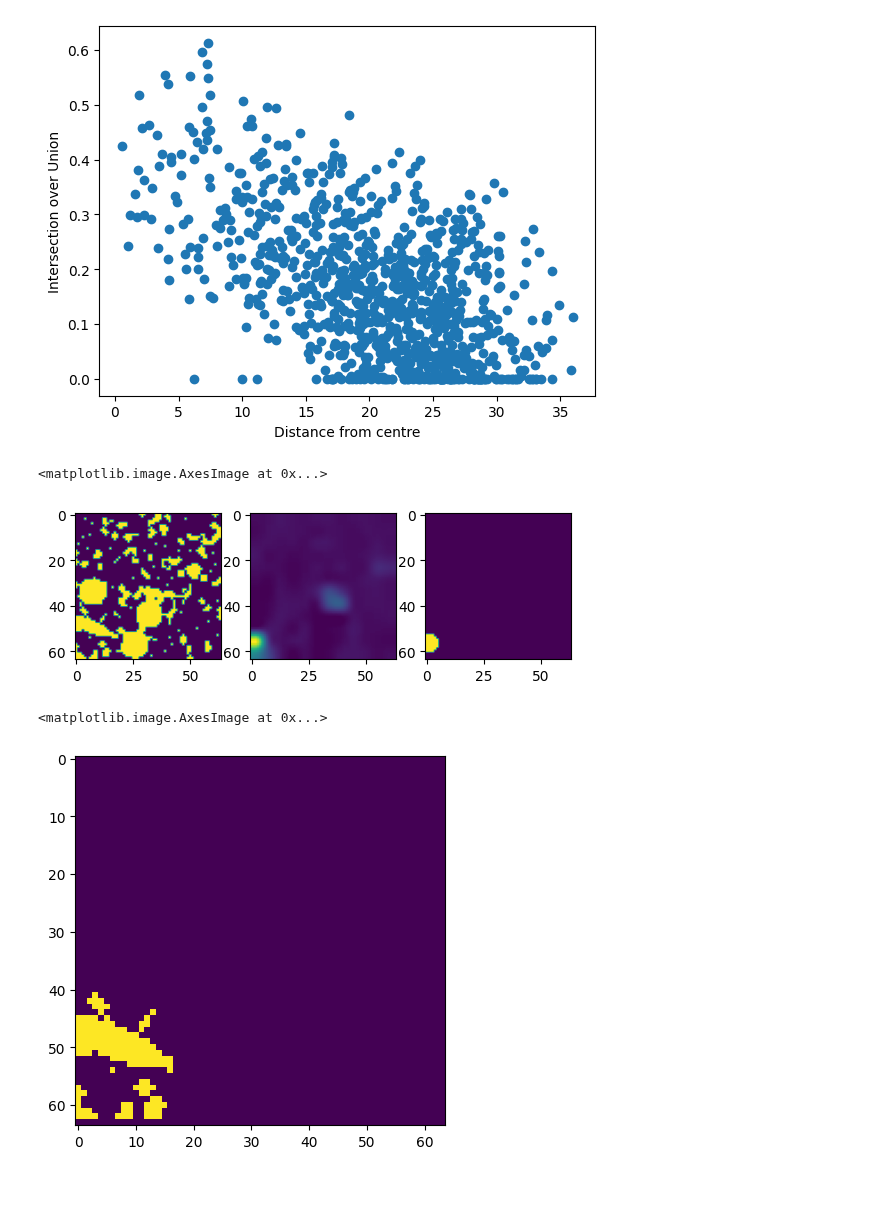
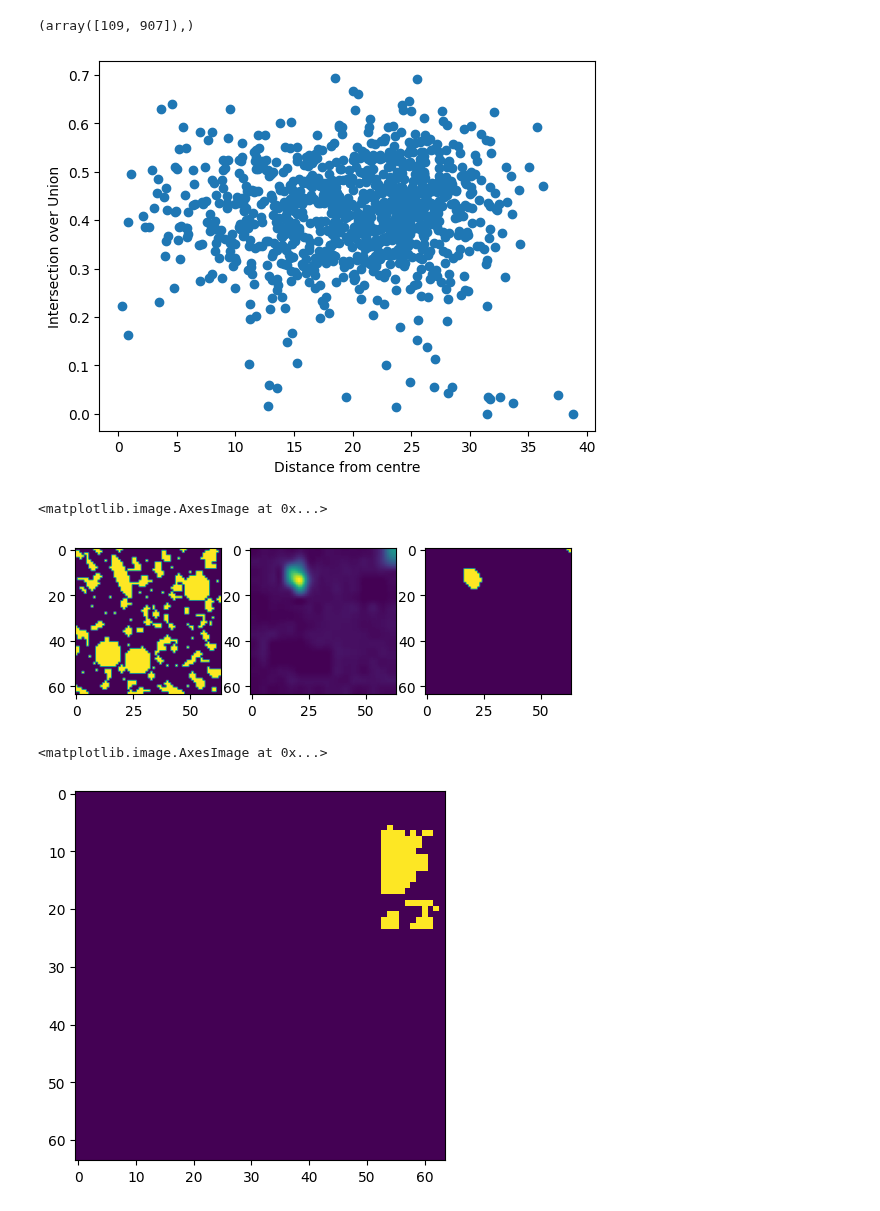
Before and after one commit to Kayzi0/ExplainBlobs, a Jupyter notebook: eval.ipynb, the cells around one changed output. Cells and saved outputs as stored; diff of their text form; code cells hidden in the pictures.

Commit message:
trained model for padding

```diff
--- a/eval.ipynb
+++ b/eval.ipynb
@@ -24,3 +24,3 @@ To enable them in other operations, rebuild TensorFlow with the appropriate comp
 # %%
-model = tf.keras.models.load_model("models/model40_3l_3c")
+model = tf.keras.models.load_model("models/model40_padding")
 # %% [output]
@@ -55,7 +55,7 @@ from sklearn.metrics import jaccard_score
 jaccard_scores = np.zeros(N)
 centre = size // 2
 centre_distances = np.zeros(N)
-bbox_range = 18
+bbox_range = 10
 for i in range(N):
     #find centre of thresholded heatmap
     th_labels = measure.label(np.copy(thresholded_heatmaps[:,:,i]))
@@ -96,18 +96,21 @@ for i in range(N):
 # %%
 plt.scatter(centre_distances, jaccard_scores)
 plt.xlabel('Distance from centre');
 plt.ylabel('Intersection over Union');
+
+np.where(jaccard_scores == 0)
 # %% [output]
+(array([109, 907]),)
-[figure, old version]
+[figure, new version]
 # %%
 fig, ax = plt.subplots(1,3)
-idx = 6
+idx = 907
 ax[0].imshow(imgs[:,:,idx])
 ax[1].imshow(heatmaps[:,:,idx])
 ax[2].imshow(thresholded_heatmaps[:,:,idx])
 # %% [output]
 <matplotlib.image.AxesImage at 0x...>
-[figure, old version]
+[figure, new version]
 # %%
 th_labels = measure.label(np.copy(thresholded_heatmaps[:,:,idx]))
 th_centroid = pd.DataFrame(measure.regionprops_table(th_labels, properties=['centroid'])).to_numpy()
@@ -115,7 +118,7 @@ centroid_y = int(th_centroid[0][0])
 centroid_x = int(th_centroid[0][1])
 # %%
 bbox = np.zeros_like(imgs[:,:,0])
-bbox_range = 15
+bbox_range = 10
 y_lower = np.max([0, centroid_y - bbox_range])
 y_upper = np.min([size-1, centroid_y + bbox_range])
 x_lower = np.max([0, centroid_x - bbox_range])
@@ -127,7 +130,7 @@ x[bbox == 0] = 0
 plt.imshow(x)
 # %% [output]
 <matplotlib.image.AxesImage at 0x...>
-[figure, old version]
+[figure, new version]
 # %%
 labels = measure.label(x)
 props = pd.DataFrame(measure.regionprops_table(labels, properties=['area','centroid']))
```
Also changed, not shown: parts of 7 cells of this notebook, 5 other files.
